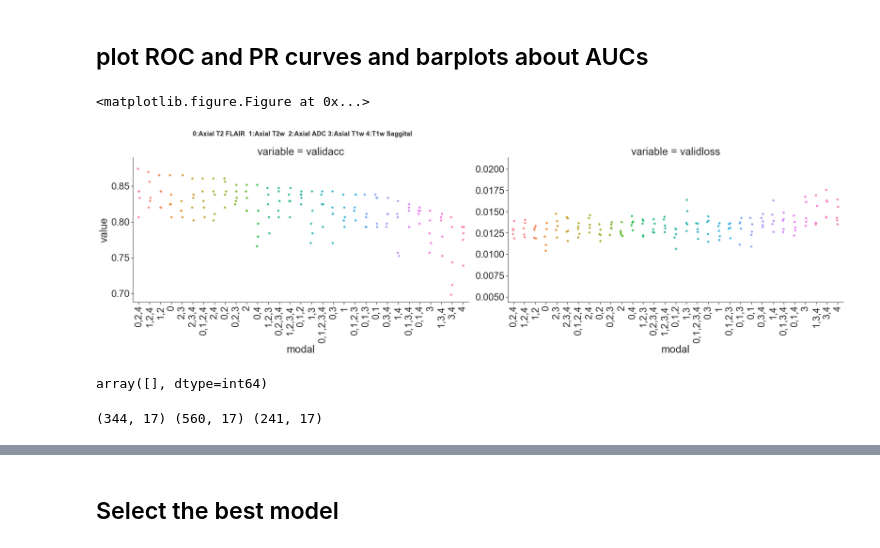
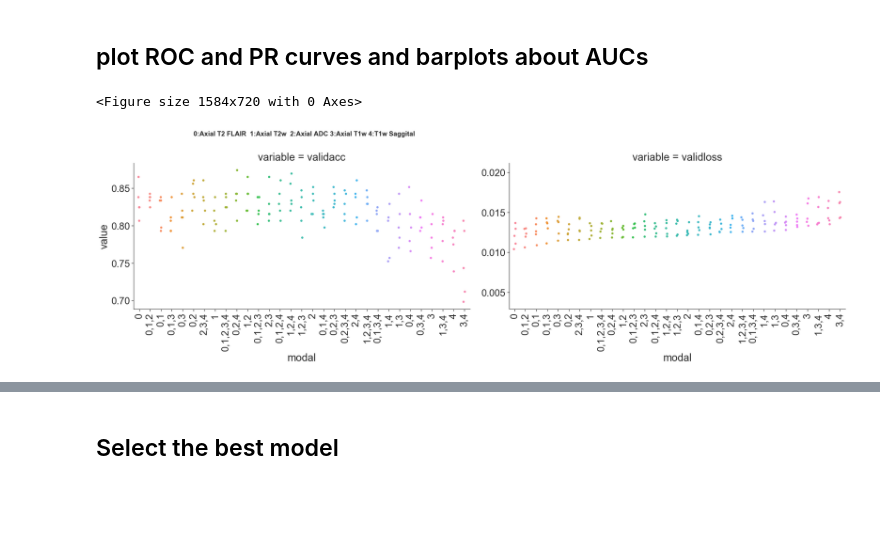
Before and after one commit to qinqian/neonatal_neuroimaging_scratch_codes, a Jupyter notebook: models/pytorch/figure2.ipynb, the cells around one changed output, grey strips where cells are left out. Drawn from its saved outputs; the diff is of its cells as text; code cells hidden in the pictures; blank space fills up the shorter version.

```diff
--- a/models/pytorch/figure2.ipynb
+++ b/models/pytorch/figure2.ipynb
@@ -32,0 +84,20 @@ from inceptionv3 import InceptionAttention3D
+# %%
+def get_crop(mat):
+    """ find first slice with non-zero voxels in each dimension borrow from NeBSS"""
+    for i in range(mat.shape[0]):
+        xmin = i
+        if np.sum(mat[i, :]) > 0:
+                break
+    for i in range(mat.shape[0]-1, 0, -1):
+        xmax = i
+        if np.sum(mat[i, :]) > 0:
+                break
+    for i in range(mat.shape[1]):
+        ymin = i
+        if np.sum(mat[:, i]) > 0:
+                break
+    for i in range(mat.shape[1]-1, 0, -1):
+        ymax = i
+        if np.sum(mat[:, i]) > 0:
+                break
+    return xmin,xmax,ymin,ymax
@@ -96,4 +507,4 @@ best = pd.concat(best, axis=1).transpose()
 best.sort_values(['validloss'], inplace=True, ascending=True)
 best = best.drop_duplicates(['modal', 'seed'], keep="first")
 best_all = best
-best_all
+best_all.loc[:, 'validloss'] = best_all.loc[:, 'validloss']  ## multiply batch size back, since BCELoss already divides batch size
@@ -134,54 +551,42 @@ def replace_labels(x):
 #best.modal = best.modal.map(replace_labels)
 labels = "0:Axial T2 FLAIR  1:Axial T2w  2:Axial ADC 3:Axial T1w 4:T1w Saggital"
 # %%
-best_all.sort_values('validloss', inplace=True, ascending=False)
+best_all.sort_values('validloss', inplace=True, ascending=True)
 vis_valid_data = best_all.melt(id_vars=['modal', 'seed'],
                          value_vars=['validacc', 'validloss'])
 vis_valid_data.head()
-plt.figure(figsize=(20, 9))
+plt.figure(figsize=(22, 10))
 g = sns.catplot(x="modal", y="value", aspect=2, col="variable",
-            hue="modal", sharey=False, data=vis_data,
+            hue="modal", sharey=False, data=vis_valid_data,
             height=6)
 g.axes[-1][0].text(5, 0.92,
                    labels,
                    style='normal',fontweight='bold',fontsize=15,
                    bbox={'facecolor':'white', 'alpha':0.5, 'pad':10})
 (g.set_xticklabels(rotation=90).despine())
-
 for i in g.axes:
     for j in i:
         j.margins = [5,5,5,5]
 # barplot below
 # plt.subplot(2, 1, 1)
 # ax = sns.barplot(x="modal", y="validacc", data=best_all,
 #                  dodge=False, color='gray')
 # sns.despine()
 # plt.tick_params(axis='x', rotation=90, width=1)
 # plt.ylim([0.5, 1])
 # ax.text(32, 0.7, labels, style='normal',fontweight='bold',fontsize=12,
 #         bbox={'facecolor':'white', 'alpha':0.5, 'pad':10})
 # best_all.sort_values('validloss', inplace=True, ascending=True)
 # plt.subplot(2, 1, 2)
 # ax = sns.barplot(x="modal", y="validloss",
 #                  data=best_all, dodge=False, color='gray')
 # ax.text(32, 0.015, labels, style='normal',fontweight='bold',fontsize=15,
 #          bbox={'facecolor':'white', 'alpha':0.5, 'pad':10})
 # sns.despine()
 # plt.tick_params(axis='x', rotation=90, width=1)
 # plt.ylim([0, 0.04])
 # plt.tight_layout()
 g.savefig('results/FigS2.pdf', height=12) # weird axis labels
 # %% [output]
-<matplotlib.figure.Figure at 0x...>
+<Figure size 1584x720 with 0 Axes>
-[figure, old version]
+[figure, new version]
-# %%
-test_bids = pd.read_csv('results/seed1_test.csv', index_col=0)
-train_bids = pd.read_csv('results/seed1_train.csv', index_col=0)
-valid_bids = pd.read_csv('results/seed1_valid.csv', index_col=0)
-np.intersect1d(valid_bids.index, train_bids.index)
-# %% [output]
-array([], dtype=int64)
-# %%
-print(test_bids.shape, train_bids.shape, valid_bids.shape)
-# %% [output]
-(344, 17) (560, 17) (241, 17)
```
Also changed, not shown: parts of 43 cells of this notebook, 15 other files.
